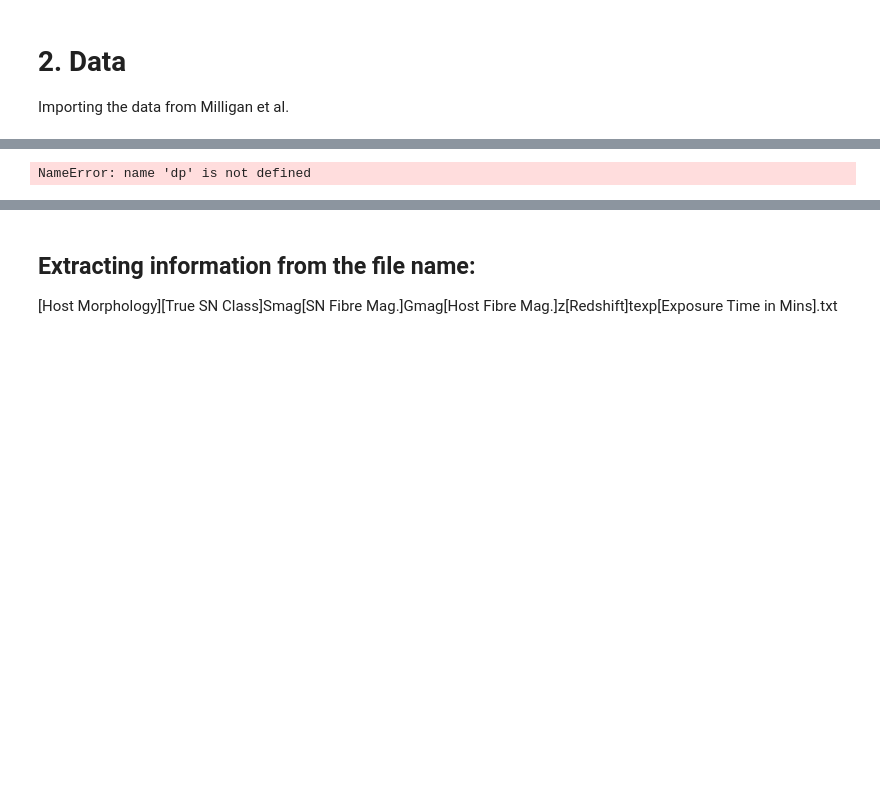
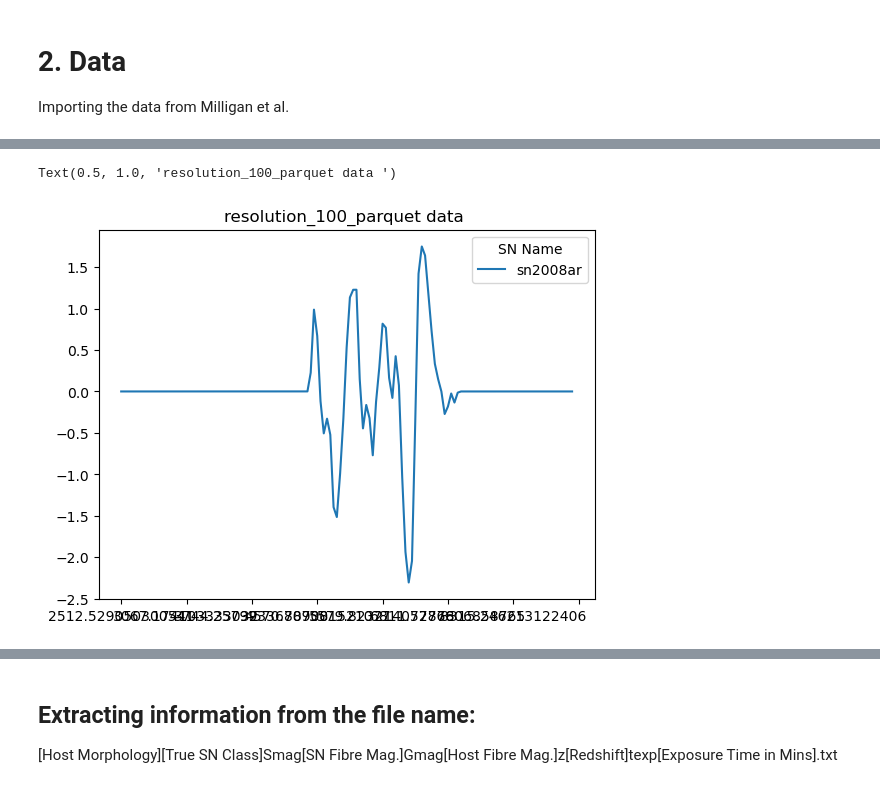
Before and after one commit to Ajb2307/Milligan_ABC-SN, a Jupyter notebook: preprocess_abcsn_test.ipynb, the cells around one changed output, grey strips where cells are left out. Cells and saved outputs as stored; diff of their text form; code cells hidden in the pictures; blank space fills up the shorter version.

```diff
--- a/preprocess_abcsn_test.ipynb
+++ b/preprocess_abcsn_test.ipynb
@@ -47,0 +63,7 @@ df_trn = pd.read_parquet("/lustre/lrspec/users/4301/ABC-SN/data/original_resolut
+# %%
+df_test = pd.read_parquet("/lustre/lrspec/users/4301/ABC-SN/data/resolution_100_parquet/df_SPAR_trn.parquet")
+df_test.loc["sn2008ar"].iloc[:1,7:].T.plot() # sn1999gi
+plt.title("resolution_100_parquet data ")
+# %% [output]
+Text(0.5, 1.0, 'resolution_100_parquet data ')
+[figure, added]
@@ -48,4 +72,2 @@ df_trn = pd.read_parquet("/lustre/lrspec/users/4301/ABC-SN/data/original_resolut
 # %%
-Xtrn, Ytrn, num_trn, num_wvl, num_classes, sn_dict_trn, wvl = dp.extract(df_trn, return_wvl=True)
+Xtrn, Ytrn, num_trn, num_wvl, num_classes, sn_dict_trn, wvl_original = dp.extract(df, return_wvl=True)
-# %% [output]
-NameError: name 'dp' is not defined
```
Also changed, not shown: parts of 37 cells of this notebook, 5 other files.
